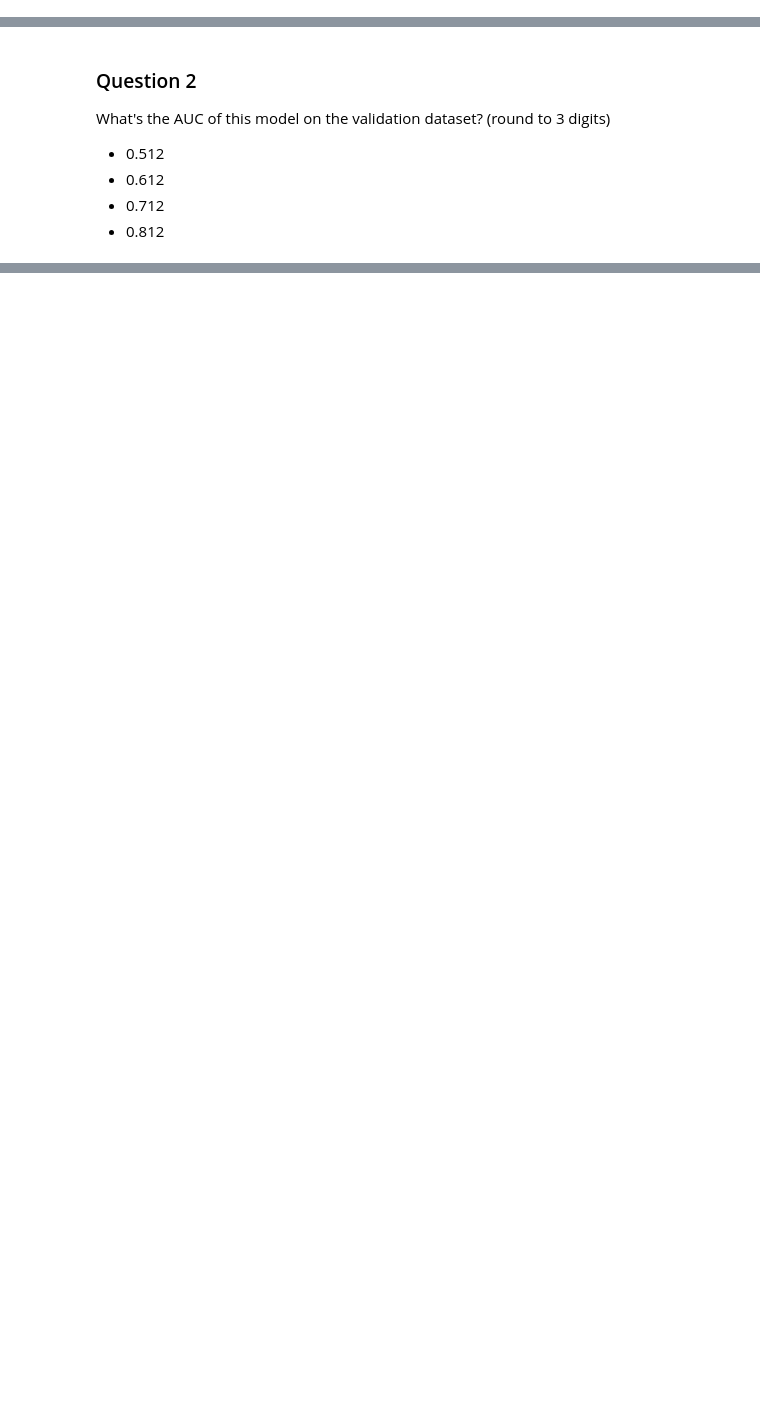
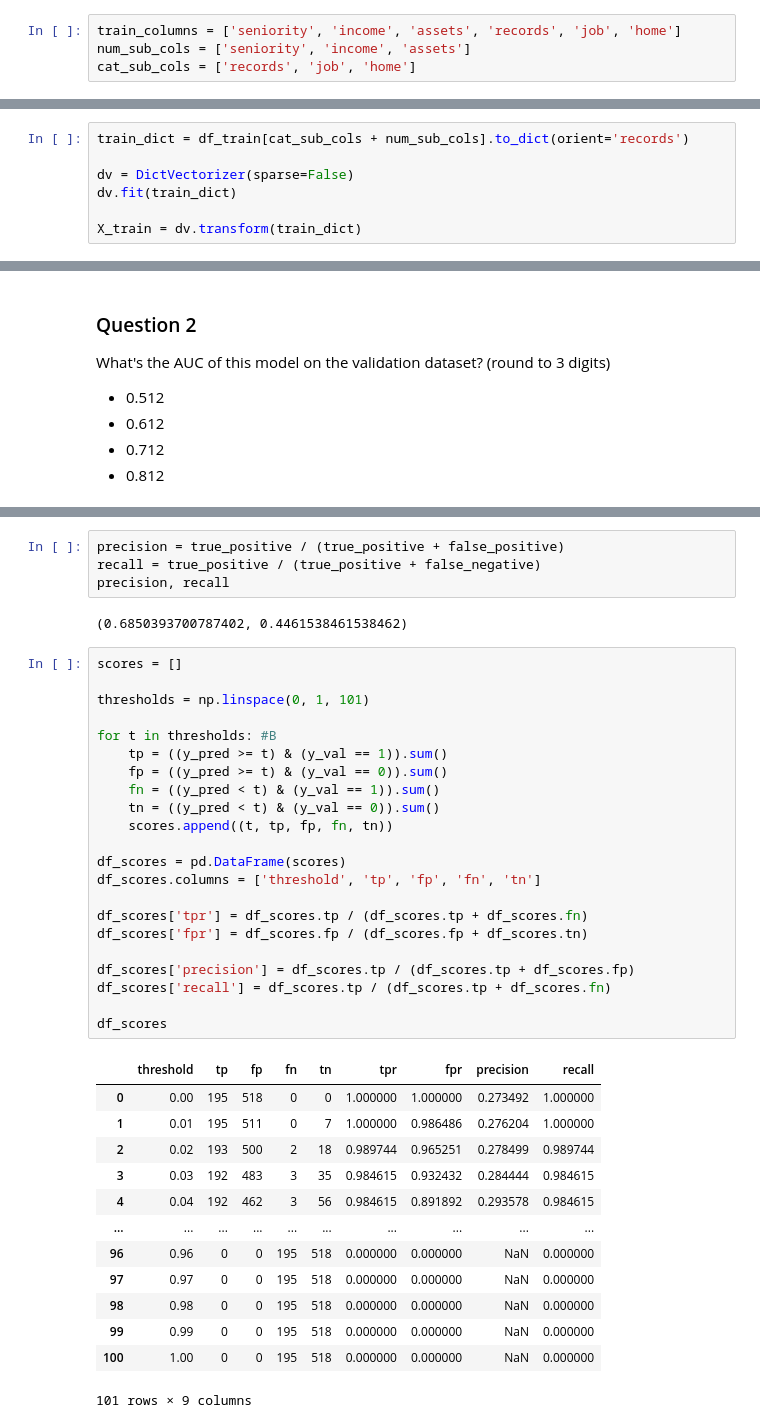
Before and after one commit to RCSnyder/machine-learning-zoom-camp, a Jupyter notebook: src/Chapters/04-eval-metrics/04-eval-metrics.ipynb, the cells around one changed output, grey strips where cells are left out. Saved outputs shown, nothing was run; the diff lists cells and outputs as text; blank space fills up the shorter version.

````diff
--- a/src/Chapters/04-eval-metrics/04-eval-metrics.ipynb
+++ b/src/Chapters/04-eval-metrics/04-eval-metrics.ipynb
@@ -128,3 +193,7 @@ Apply one-hot-encoding using DictVectorizer and train the logistic regression wi
 ```
 LogisticRegression(solver='liblinear', C=1.0, max_iter=1000)
 ```
+# %%
+train_columns = ['seniority', 'income', 'assets', 'records', 'job', 'home']
+num_sub_cols = ['seniority', 'income', 'assets']
+cat_sub_cols = ['records', 'job', 'home']
@@ -130,0 +210,7 @@ LogisticRegression(solver='liblinear', C=1.0, max_iter=1000)
+# %%
+train_dict = df_train[cat_sub_cols + num_sub_cols].to_dict(orient='records')
+
+dv = DictVectorizer(sparse=False)
+dv.fit(train_dict)
+
+X_train = dv.transform(train_dict)
@@ -151,0 +285,42 @@ At which threshold precision and recall curves intersect?
+# %%
+precision = true_positive / (true_positive + false_positive)
+recall = true_positive / (true_positive + false_negative)
+precision, recall
+# %% [output]
+(0.6850393700787402, 0.4461538461538462)
+# %%
+scores = []
+
+thresholds = np.linspace(0, 1, 101)
+
+for t in thresholds: #B
+    tp = ((y_pred >= t) & (y_val == 1)).sum()
+    fp = ((y_pred >= t) & (y_val == 0)).sum()
+    fn = ((y_pred < t) & (y_val == 1)).sum()
+    tn = ((y_pred < t) & (y_val == 0)).sum()
+    scores.append((t, tp, fp, fn, tn))
+
+df_scores = pd.DataFrame(scores)
+df_scores.columns = ['threshold', 'tp', 'fp', 'fn', 'tn']
+
+df_scores['tpr'] = df_scores.tp / (df_scores.tp + df_scores.fn)
+df_scores['fpr'] = df_scores.fp / (df_scores.fp + df_scores.tn)
+
+df_scores['precision'] = df_scores.tp / (df_scores.tp + df_scores.fp)
+df_scores['recall'] = df_scores.tp / (df_scores.tp + df_scores.fn)
+
+df_scores
+# %% [output]
+|  | threshold | tp | fp | fn | tn | tpr | fpr | precision | recall |
+| 0 | 0.00 | 195 | 518 | 0 | 0 | 1.000000 | 1.000000 | 0.273492 | 1.000000 |
+| 1 | 0.01 | 195 | 511 | 0 | 7 | 1.000000 | 0.986486 | 0.276204 | 1.000000 |
+| 2 | 0.02 | 193 | 500 | 2 | 18 | 0.989744 | 0.965251 | 0.278499 | 0.989744 |
+| 3 | 0.03 | 192 | 483 | 3 | 35 | 0.984615 | 0.932432 | 0.284444 | 0.984615 |
+| 4 | 0.04 | 192 | 462 | 3 | 56 | 0.984615 | 0.891892 | 0.293578 | 0.984615 |
+| ... | ... | ... | ... | ... | ... | ... | ... | ... | ... |
+| 96 | 0.96 | 0 | 0 | 195 | 518 | 0.000000 | 0.000000 | NaN | 0.000000 |
+| 97 | 0.97 | 0 | 0 | 195 | 518 | 0.000000 | 0.000000 | NaN | 0.000000 |
+| 98 | 0.98 | 0 | 0 | 195 | 518 | 0.000000 | 0.000000 | NaN | 0.000000 |
+| 99 | 0.99 | 0 | 0 | 195 | 518 | 0.000000 | 0.000000 | NaN | 0.000000 |
+| 100 | 1.00 | 0 | 0 | 195 | 518 | 0.000000 | 0.000000 | NaN | 0.000000 |
+101 rows × 9 columns
````
Also changed, not shown: parts of 29 cells of this notebook.
